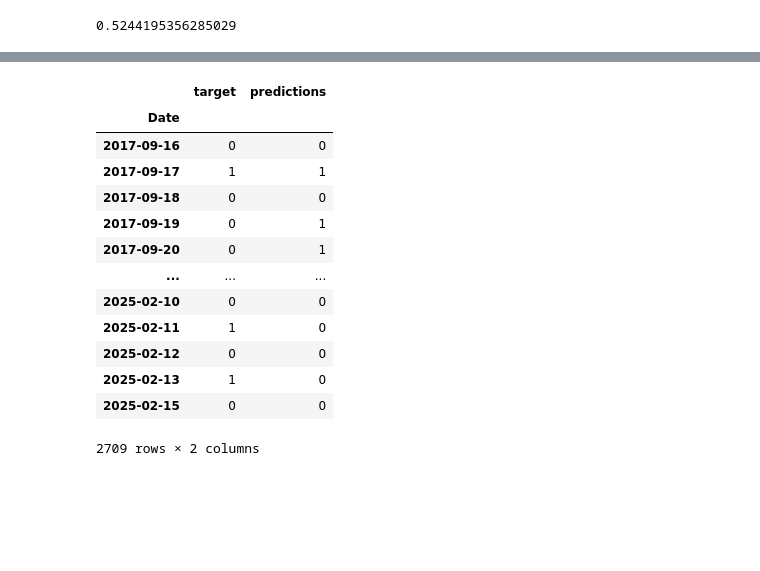
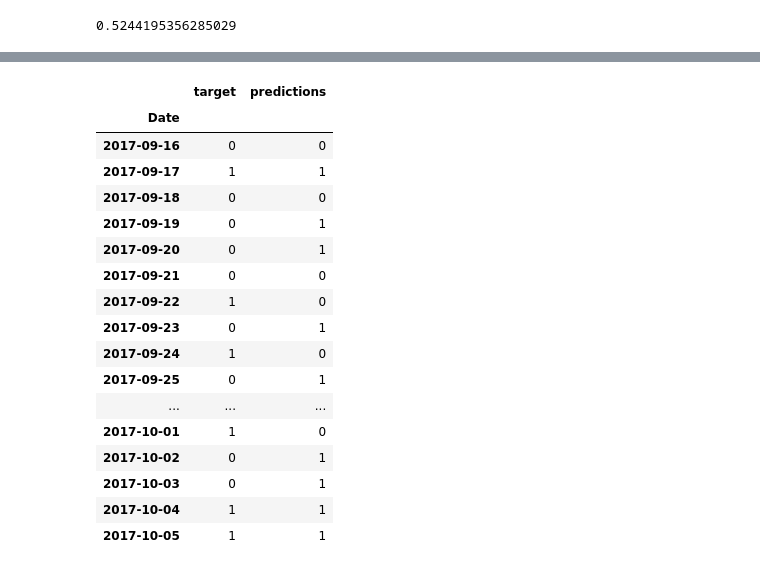
Before and after one commit to ygebre1/bitcoin-price-predictor, a Jupyter notebook: prediction_live.ipynb, the cells around one changed output, grey strips where cells are left out. Saved outputs shown, nothing was run; the diff lists cells and outputs as text; code cells hidden in the pictures; blank space fills up the shorter version.

```diff
--- a/prediction_live.ipynb
+++ b/prediction_live.ipynb
@@ -295,17 +299,21 @@ Areas of improvements:
 # %%
-predictions
+predictions.head(20)
 # %% [output]
 |  | target | predictions |
 | Date |  |  |
 | 2017-09-16 | 0 | 0 |
 | 2017-09-17 | 1 | 1 |
 | 2017-09-18 | 0 | 0 |
 | 2017-09-19 | 0 | 1 |
 | 2017-09-20 | 0 | 1 |
+| 2017-09-21 | 0 | 0 |
+| 2017-09-22 | 1 | 0 |
+| 2017-09-23 | 0 | 1 |
+| 2017-09-24 | 1 | 0 |
+| 2017-09-25 | 0 | 1 |
 | ... | ... | ... |
-| 2025-02-10 | 0 | 0 |
-| 2025-02-11 | 1 | 0 |
-| 2025-02-12 | 0 | 0 |
-| 2025-02-13 | 1 | 0 |
-| 2025-02-15 | 0 | 0 |
+| 2017-10-01 | 1 | 0 |
+| 2017-10-02 | 0 | 1 |
+| 2017-10-03 | 0 | 1 |
+| 2017-10-04 | 1 | 1 |
+| 2017-10-05 | 1 | 1 |
-2709 rows × 2 columns
```
Also changed, not shown: parts of 14 cells of this notebook.
